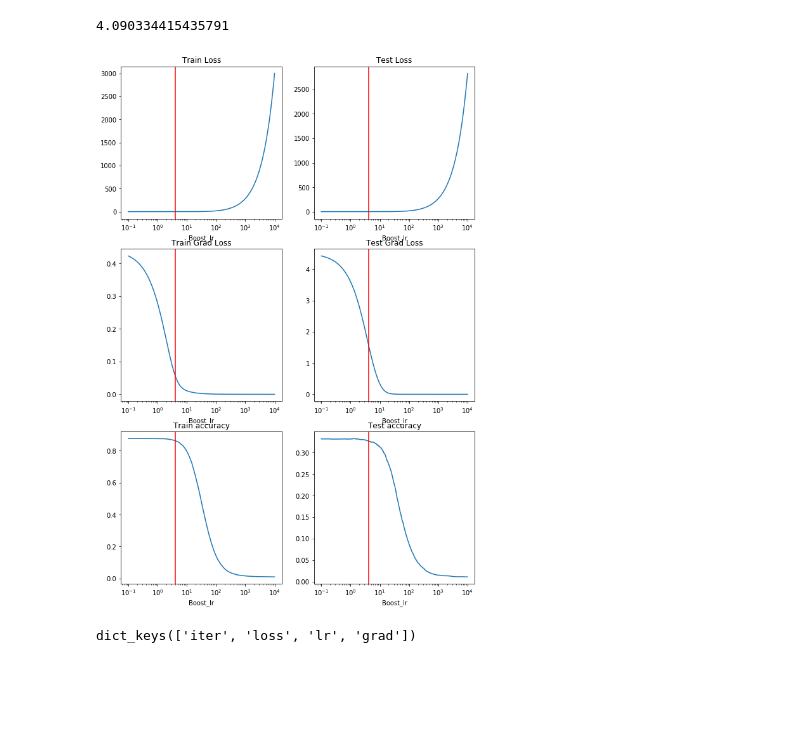
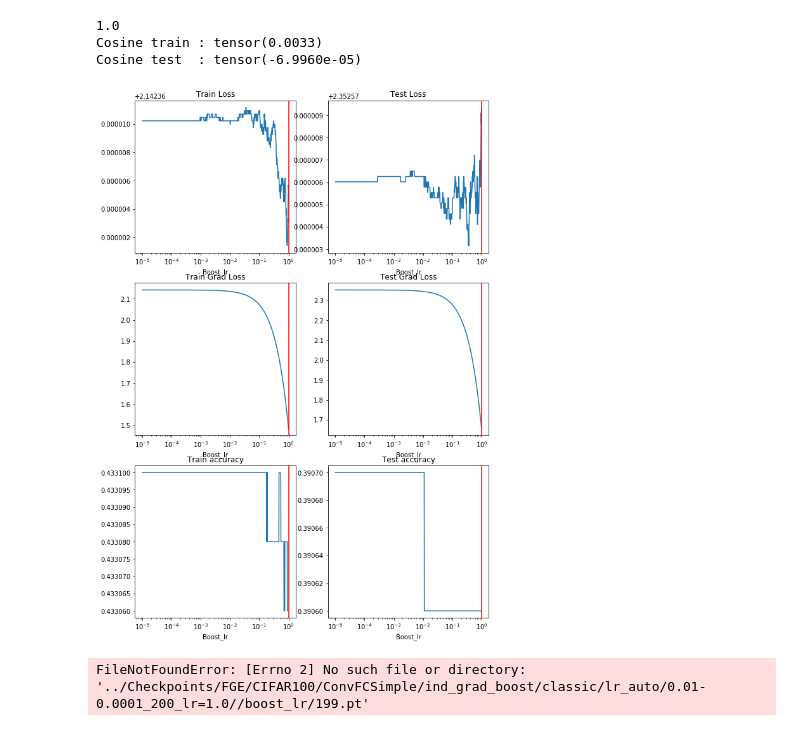
Before and after one commit to romakail/Ensemble_DNN, a Jupyter notebook: Notebooks/LR_adjusting.ipynb, the cells around one changed output. Cells and saved outputs as stored; diff of their text form; code cells hidden in the pictures; blank space fills up the shorter version.

```diff
--- a/Notebooks/LR_adjusting.ipynb
+++ b/Notebooks/LR_adjusting.ipynb
@@ -37,7 +37,7 @@ import regularization
 class GlobalArguments():
 
     def __init__(self):
-        self.model       = 'TwoLayersNet'
+        self.model       = 'ConvFCSimple'
         self.dataset     = 'CIFAR100'
         self.data_path   = '../Data/'
         self.batch_size  = 128
@@ -46,8 +46,8 @@ class GlobalArguments():
         self.use_test    = True
         self.models_path = 'Checkpoints/'
         self.n_models    = 40
-        self.boost_ckpts = '../Checkpoints/FGE/CIFAR100/TwoLayers/ind_grad_boost/classic/lr_auto/0.01-0.0001_200_0/'
-        self.new_model   = '../Checkpoints/FGE/CIFAR100/TwoLayers/ind_grad_boost/classic/lr_auto/0.01-0.0001_200_0/fge-499.pt'
+        self.boost_ckpts = '../Checkpoints/FGE/CIFAR100/ConvFCSimple/ind_grad_boost/classic/lr_auto/0.01-0.0001_200_lr=1.0/'
+        self.new_model   = '../Checkpoints/FGE/CIFAR100/ConvFCSimple/ind_grad_boost/classic/lr_auto/0.01-0.0001_200_lr=1.0/fge-399.pt'
         self.device      = 1
 args = GlobalArguments()
 # %%
@@ -66,7 +66,7 @@ models_weights  = []
 # indicies = range (690, 1011, 20)
 # indicies = [i for i in range (349, 2600, 150)]
 # indicies.insert(0, 200)
-indicies = [200, 299, 399]
+indicies = [200]
 print (indicies)
 
 for i in tqdm(indicies):
@@ -126,6 +126,14 @@ checkpoint = torch.load(args.new_model, map_location=torch.device('cpu'))
 new_model.load_state_dict(checkpoint['model_state'])
 new_model_weight = checkpoint['boost_weight']
 # %%
+def L2_norm(vec):
+    return torch.sqrt(torch.sum(vec * vec))
+
+def cosine(vec1, vec2):
+    assert vec1.shape == vec2.shape
+    cosine = torch.dot(vec1.view(-1), vec2.view(-1))
+    return cosine / L2_norm(vec1.view(-1)) / L2_norm(vec2.view(-1))
+
 def outputs_logits_labels(model, dataloader, device=torch.device('cpu')):
     with torch.no_grad():
         model.to(device)
@@ -165,6 +173,8 @@ def loss_acc_dependency (model, dataloader, device=torch.device('cpu'), start_po
         device=device)
 
     res = {}
+    res["cos_train"] = cosine(output_train, antigr_train)
+    res["cos_test"]  = cosine(output_test , antigr_test )
     res["coefs"] = 10 ** np.linspace(start_pow, fin_pow, n_dots)
     res["train_loss"] = []
     res["test_loss"]  = []
@@ -250,18 +262,19 @@ def draw_figures(table, predicted=None, filename=None):
     if filename is not None:
         plt.savefig(filename + '.png')
 # %%
-table = loss_acc_dependency(new_model, loaders, device=torch.device('cuda'), start_pow=-1, fin_pow=4)
+table = loss_acc_dependency(new_model, loaders, device=torch.device('cuda'), start_pow=-5, fin_pow=0)
 # %%
 print(new_model_weight)
-draw_figures(table, predicted=new_model_weight)
+draw_figures(table, predicted=new_model_weight, filename='figures/LRdep_TLN_ingGB_200')
 # %% [output]
-4.090334415435791
+1.0
+Cosine train : tensor(0.0033)
+Cosine test  : tensor(-6.9960e-05)
-[figure, old version]
+[figure, new version]
 # %%
 adj_process = torch.load(args.boost_ckpts + '/boost_lr/199.pt')
-print (adj_process.keys())
 # %% [output]
-dict_keys(['iter', 'loss', 'lr', 'grad'])
+FileNotFoundError: [Errno 2] No such file or directory: '../Checkpoints/FGE/CIFAR100/ConvFCSimple/ind_grad_boost/classic/lr_auto/0.01-0.0001_200_lr=1.0//boost_lr/199.pt'
 # %%
 def draw_figures_blr(table, predicted=None, filename=None):
     fig, ((ax1, ax2), (ax3, ax4)) = plt.subplots(
```
Also changed, not shown: parts of 4 cells of this notebook, 7 other files.
